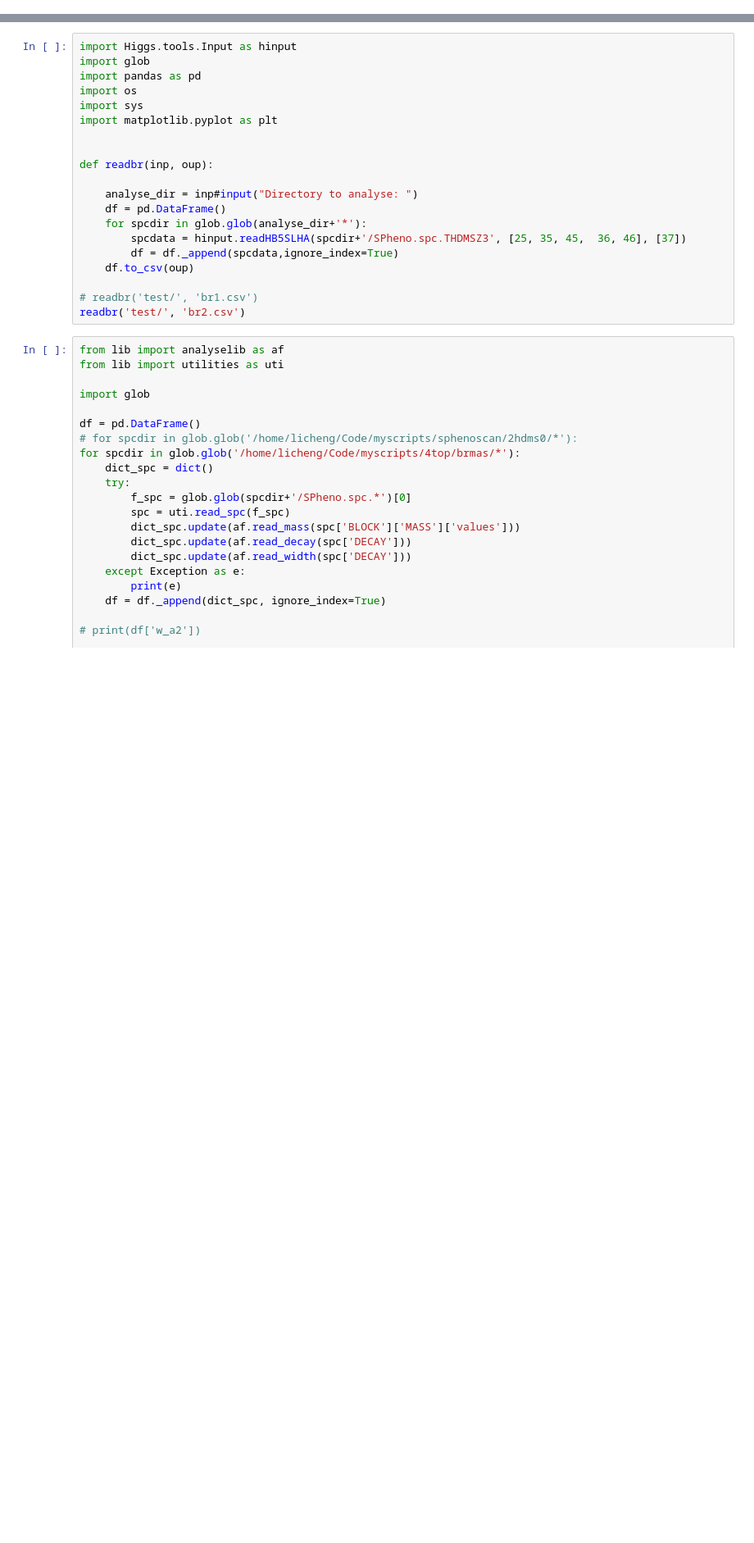
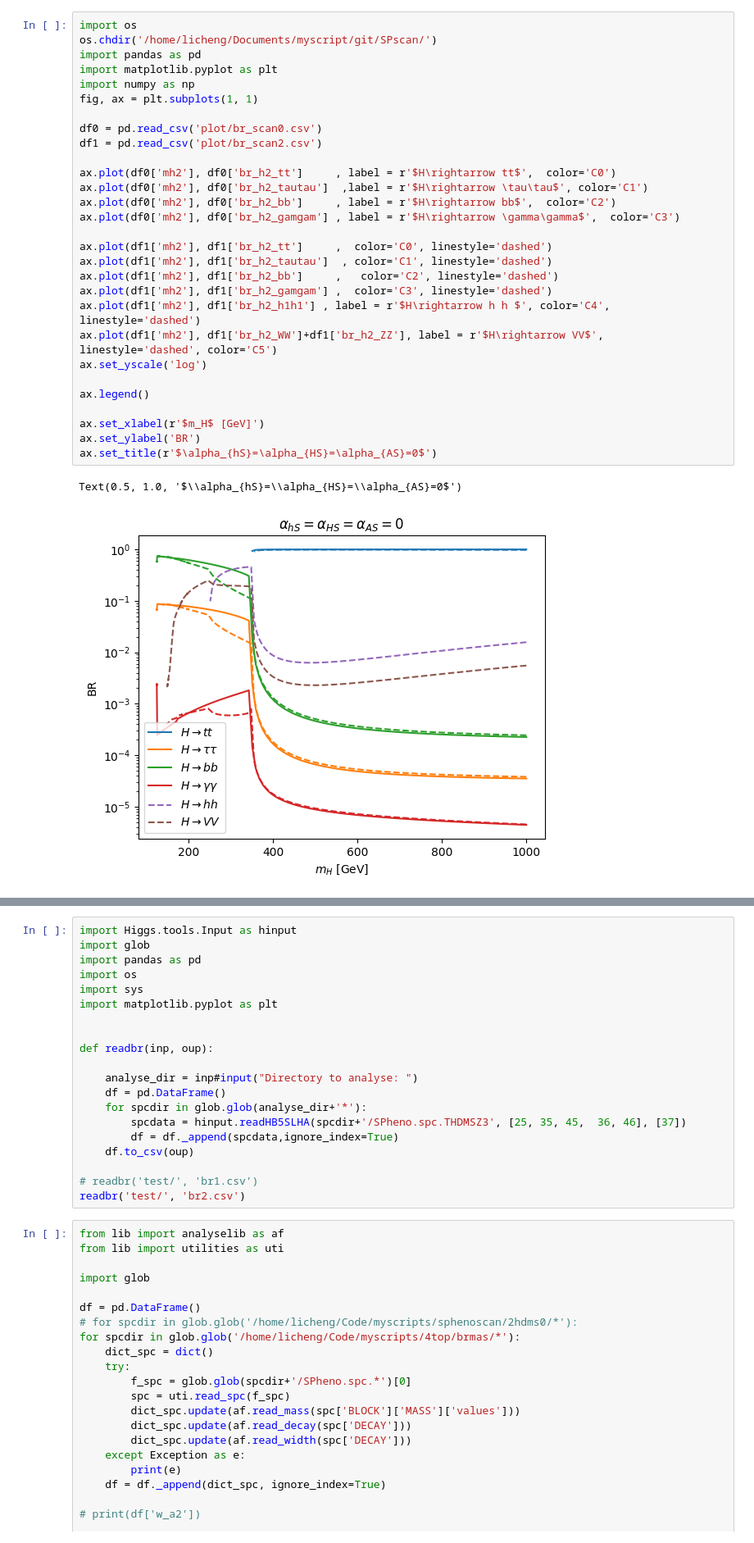
Before and after one commit to lich389/SPscan, a Jupyter notebook: plot/brplt.ipynb, the cells around one changed output, grey strips where cells are left out. Shown: that part at 82% size. Drawn from its saved outputs; the diff is of its cells as text; blank space fills up the shorter version.

```diff
--- a/plot/brplt.ipynb
+++ b/plot/brplt.ipynb
@@ -0,0 +20,32 @@
+# %%
+import os
+os.chdir('/home/licheng/Documents/myscript/git/SPscan/')
+import pandas as pd
+import matplotlib.pyplot as plt
+import numpy as np
+fig, ax = plt.subplots(1, 1)
+
+df0 = pd.read_csv('plot/br_scan0.csv')
+df1 = pd.read_csv('plot/br_scan2.csv')
+
+ax.plot(df0['mh2'], df0['br_h2_tt']     , label = r'$H\rightarrow tt$',  color='C0')
+ax.plot(df0['mh2'], df0['br_h2_tautau']  ,label = r'$H\rightarrow \tau\tau$', color='C1')
+ax.plot(df0['mh2'], df0['br_h2_bb']     , label = r'$H\rightarrow bb$',  color='C2')
+ax.plot(df0['mh2'], df0['br_h2_gamgam'] , label = r'$H\rightarrow \gamma\gamma$',  color='C3')
+
+ax.plot(df1['mh2'], df1['br_h2_tt']     ,  color='C0', linestyle='dashed')
+ax.plot(df1['mh2'], df1['br_h2_tautau']  , color='C1', linestyle='dashed')
+ax.plot(df1['mh2'], df1['br_h2_bb']     ,   color='C2', linestyle='dashed')
+ax.plot(df1['mh2'], df1['br_h2_gamgam'] ,  color='C3', linestyle='dashed')
+ax.plot(df1['mh2'], df1['br_h2_h1h1'] , label = r'$H\rightarrow h h $', color='C4', linestyle='dashed')
+ax.plot(df1['mh2'], df1['br_h2_WW']+df1['br_h2_ZZ'], label = r'$H\rightarrow VV$', linestyle='dashed', color='C5')
+ax.set_yscale('log')
+
+ax.legend()
+
+ax.set_xlabel(r'$m_H$ [GeV]')
+ax.set_ylabel('BR')
+ax.set_title(r'$\alpha_{hS}=\alpha_{HS}=\alpha_{AS}=0$')
+# %% [output]
+Text(0.5, 1.0, '$\\alpha_{hS}=\\alpha_{HS}=\\alpha_{AS}=0$')
+[figure, added]
```
Also changed, not shown: parts of 10 cells of this notebook, 10 other files.
